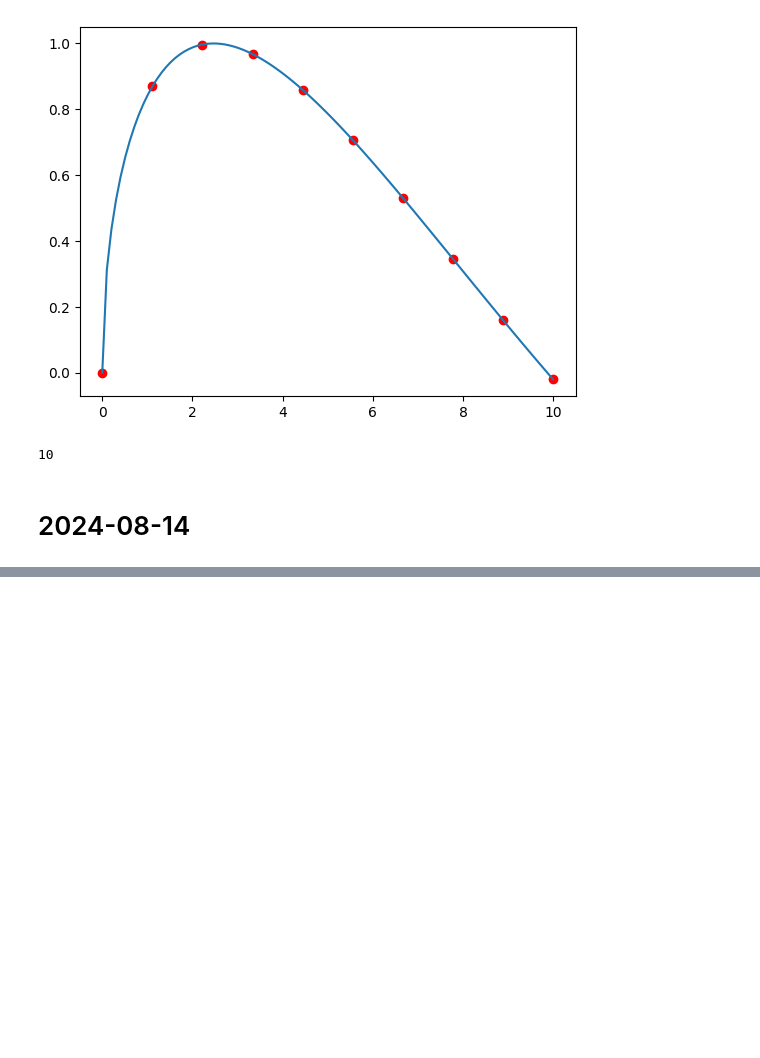
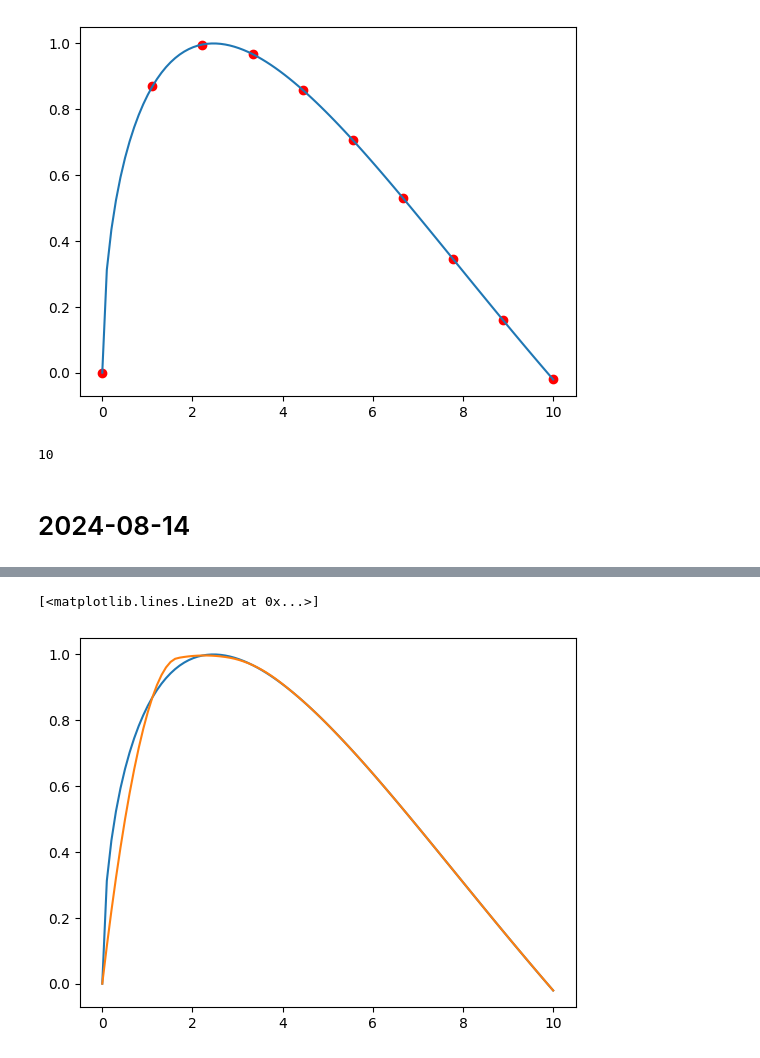
Before and after one commit to MBAhmadi/ML-Learning, a Jupyter notebook: OnAcademy24_Introduction_to_Python_programming_E27_240706.ipynb, the cells around one changed output, grey strips where cells are left out. Cells and saved outputs as stored; diff of their text form; code cells hidden in the pictures; blank space fills up the shorter version.

```diff
--- a/OnAcademy24_Introduction_to_Python_programming_E27_240706.ipynb
+++ b/OnAcademy24_Introduction_to_Python_programming_E27_240706.ipynb
@@ -2883,0 +2903,6 @@ y_a = np.sin(np.sqrt(a))
+# %%
+plt.plot(x,y)
+plt.plot(x,inter_q(x))
+# %% [output]
+[<matplotlib.lines.Line2D at 0x...>]
+[figure, added]
```
Also changed, not shown: parts of 6 cells of this notebook.
